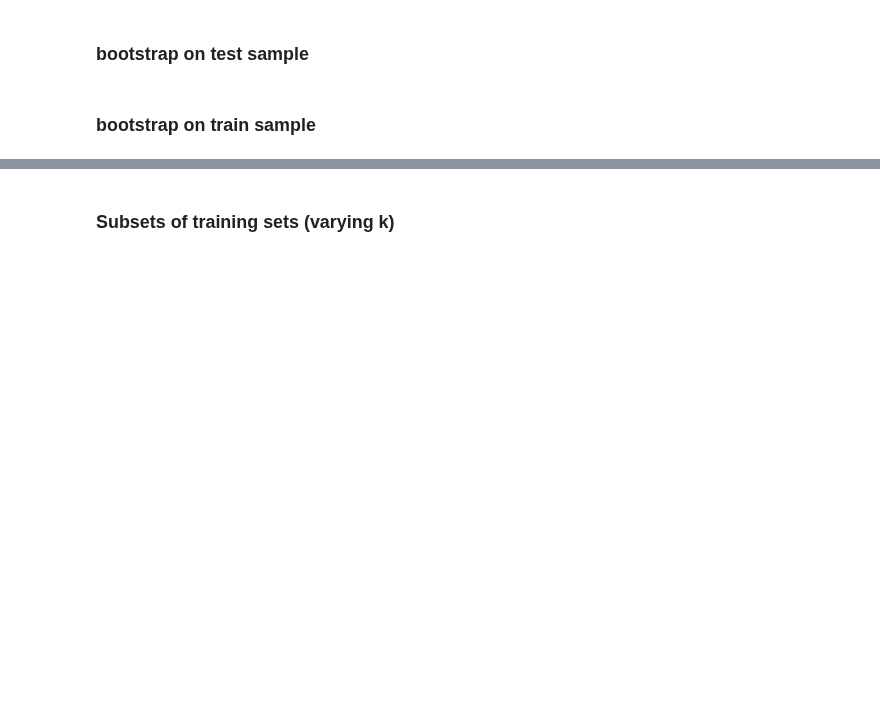
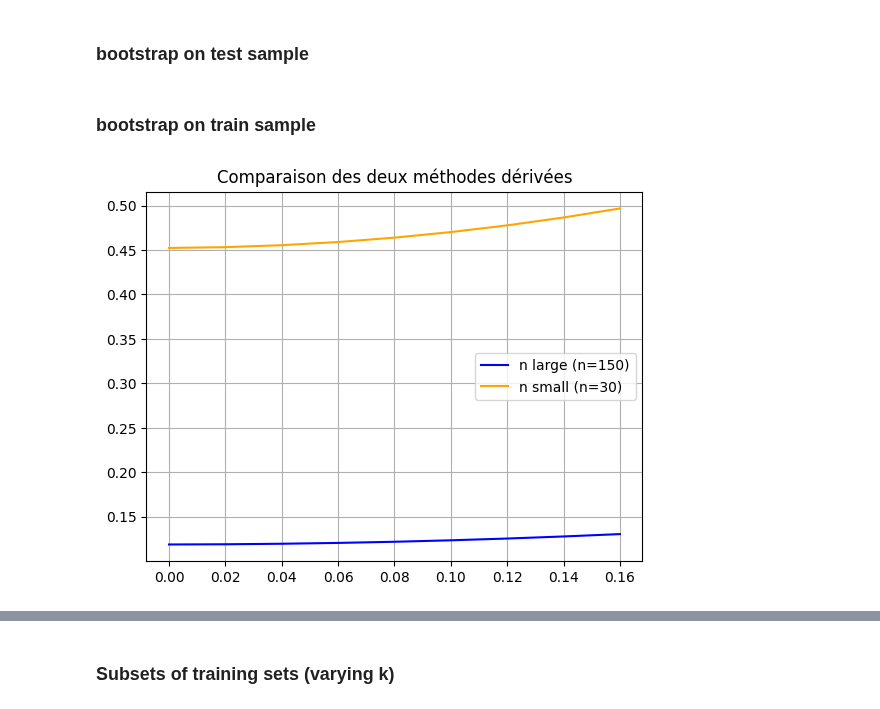
Before and after one commit to AntoineGilsonGH/The-Design-and-Analysis-of-Benchmark-Experiments, a Jupyter notebook: I0_Simplification.ipynb, the cells around one changed output, grey strips where cells are left out. Drawn from its saved outputs; the diff is of its cells as text; code cells hidden in the pictures; blank space fills up the shorter version.

```diff
--- a/I0_Simplification.ipynb
+++ b/I0_Simplification.ipynb
@@ -731,4 +734,14 @@ df_se_bootstrap_A_train, df_se_bootstrap_B_train = standard_error_bootstrap_trai
 df_se_bootstrap_A_test, df_se_bootstrap_B_test = standard_error_bootstrap_test()
 df_standard_error_A, df_standard_error_B = standard_error_n_large()
 df_standard_error_small_A, df_standard_error_small_B = standard_error_n_small()
+# %%
+plt.figure()
+plt.title("Comparaison des deux méthodes dérivées")
+plt.plot(beta2_values, df_standard_error_A[2000], label="n large (n=150)", color ="blue")
+plt.plot(beta2_values, df_standard_error_small_A[2000], label="n small (n=30)", color ="orange")
+plt.grid()
+plt.legend()
+plt.show()
+# %% [output]
+[figure, added]
 # %%
```
Also changed, not shown: parts of 14 cells of this notebook.
